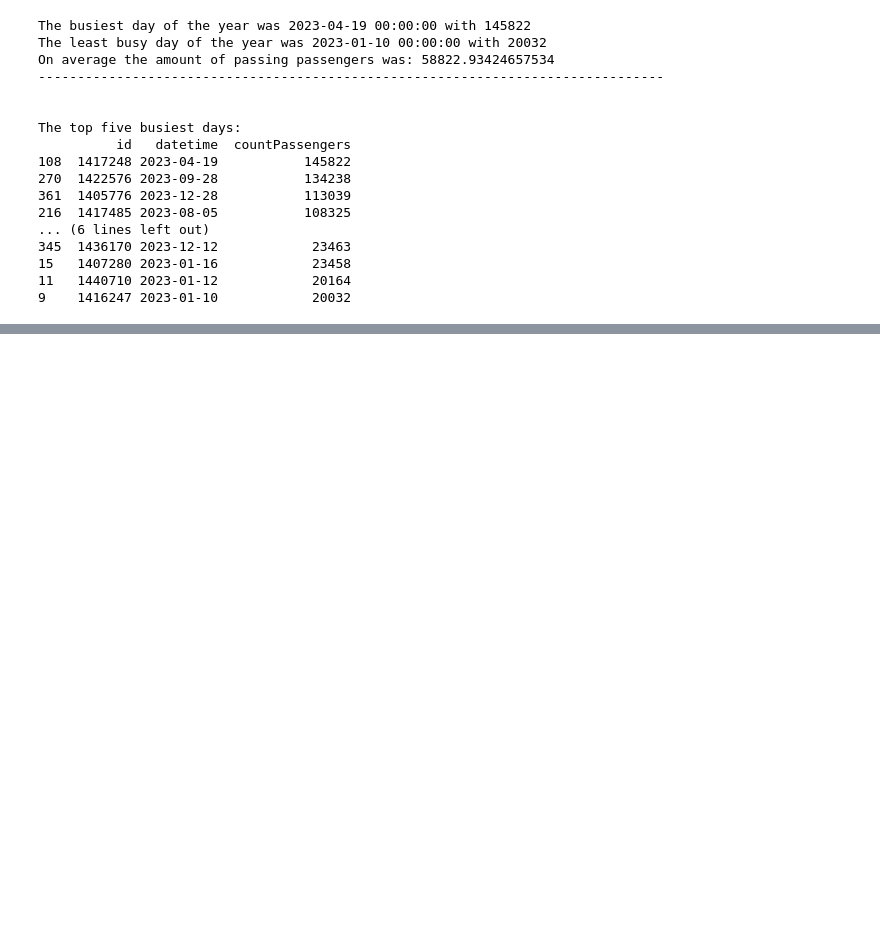
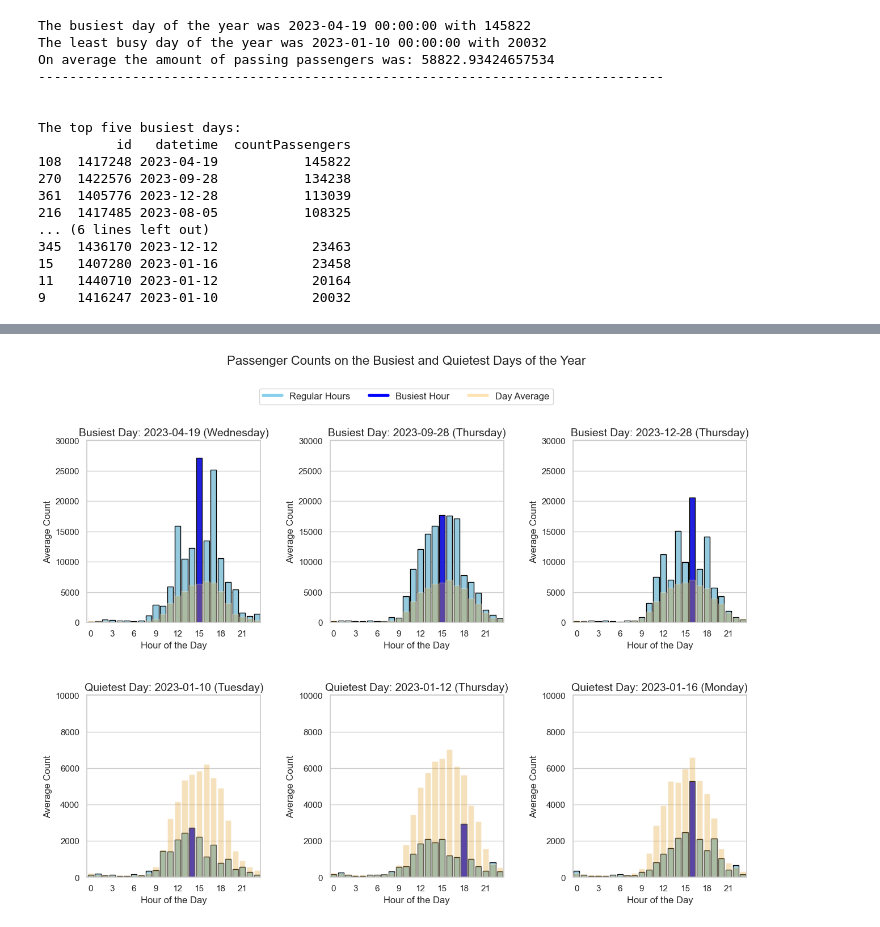
Before and after one commit to SammieKn/ShoppingKalverstraat, a Jupyter notebook: EDA.ipynb, the cells around one changed output, grey strips where cells are left out. Cells and saved outputs as stored; diff of their text form; code cells hidden in the pictures; blank space fills up the shorter version.

```diff
--- a/EDA.ipynb
+++ b/EDA.ipynb
@@ -325,0 +321,75 @@ We try to analyze the traffic at the kalverstraat. For this research the followi
+# %%
+import pandas as pd
+import seaborn as sns
+import matplotlib.pyplot as plt
+
+# Assuming df_uur is already defined and contains the necessary data
+df_uur['dayOfWeek'] = df_uur['datetime'].dt.day_name()
+df_uur['hour'] = df_uur['datetime'].dt.hour
+df_uur['date'] = df_uur['datetime'].dt.date  # Extract date only for aggregation
+
+# Aggregate passenger counts by date
+df_day_from_hour = df_uur.groupby('date')['countPassengers'].sum().reset_index()
+
+# Identify the top 3 busiest and quietest days
+top_3_busiest_days = df_day_from_hour.nlargest(3, 'countPassengers')['date']
+top_3_quietest_days = df_day_from_hour.nsmallest(3, 'countPassengers')['date']
+
+# Filter the hourly data for these days
+top_3_busiest = df_uur[df_uur['date'].isin(top_3_busiest_days)]
+top_3_quietest = df_uur[df_uur['date'].isin(top_3_quietest_days)]
+
+# Set Seaborn style
+sns.set(style="whitegrid")
+
+fig, axs = plt.subplots(2, 3, figsize=(15, 10))
+fig.subplots_adjust(hspace=0.4, wspace=0.4)
+
+# Helper function to plot data
+def plot_day(ax, day_data, day_of_week_data, title, ylim):
+    mean_counts = day_data.groupby('hour')['countPassengers'].mean()
+    max_count = mean_counts.max()
+
+    mean_counts_df = mean_counts.reset_index()
+    mean_counts_df['is_max'] = mean_counts_df['countPassengers'] == max_count
+
+    # Plot hourly counts
+    sns.barplot(data=mean_counts_df, x='hour', y='countPassengers', hue='is_max', dodge=False, ax=ax, palette={True: 'blue', False: 'skyblue'}, edgecolor='black')
+
+    # Overlay weekly average
+    sns.barplot(data=day_of_week_data, x='hour', y='countPassengers', color='orange', alpha=0.3, ax=ax, errorbar=None)
+
+    ax.set_title(title, fontsize=14)
+    ax.set_xlabel('Hour of the Day', fontsize=12)
+    ax.set_ylabel('Average Count', fontsize=12)
+    ax.set_xticks(range(0, 24, 3))
+    ax.set_ylim(0, ylim)
+    ax.get_legend().remove()  # Remove legend for individual plots
+
+# Plot the top 3 busiest days
+for i, date in enumerate(top_3_busiest_days):
+    day_data = df_uur[df_uur['date'] == date]
+    day_of_week = day_data['dayOfWeek'].iloc[0]
+    day_of_week_data = df_uur[df_uur['dayOfWeek'] == day_of_week].groupby('hour')['countPassengers'].mean().reset_index()
+    plot_day(axs[0, i], day_data, day_of_week_data, f"Busiest Day: {date} ({day_of_week})", 30000)
+
+# Plot the top 3 quietest days
+for i, date in enumerate(top_3_quietest_days):
+    day_data = df_uur[df_uur['date'] == date]
+    day_of_week = day_data['dayOfWeek'].iloc[0]
+    day_of_week_data = df_uur[df_uur['dayOfWeek'] == day_of_week].groupby('hour')['countPassengers'].mean().reset_index()
+    plot_day(axs[1, i], day_data, day_of_week_data, f"Quietest Day: {date} ({day_of_week})", 10000)
+
+# Create custom legend
+handles = [
+    plt.Line2D([0], [0], color='skyblue', lw=4, label='Regular Hours'),
+    plt.Line2D([0], [0], color='blue', lw=4, label='Busiest Hour'),
+    plt.Line2D([0], [0], color='orange', lw=4, alpha=0.3, label='Day Average')
+]
+
+fig.suptitle('Passenger Counts on the Busiest and Quietest Days of the Year', fontsize=16, y=1.03)
+fig.legend(handles=handles, loc='upper center', ncol=3, fontsize=12, bbox_to_anchor=(0.5, 0.98))
+
+plt.show()
+# %% [output]
+[figure, added]
```
Also changed, not shown: parts of 36 cells of this notebook, 4 other files.
